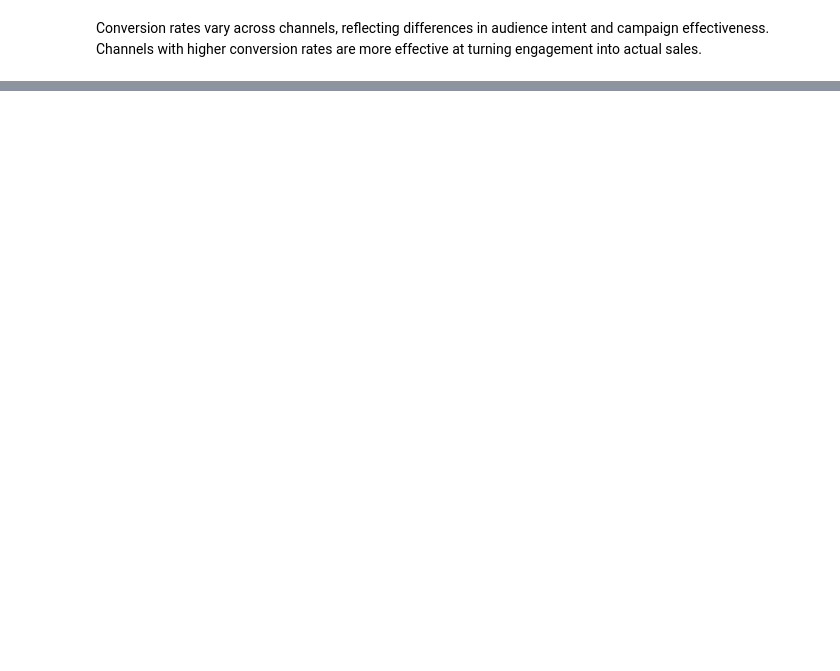
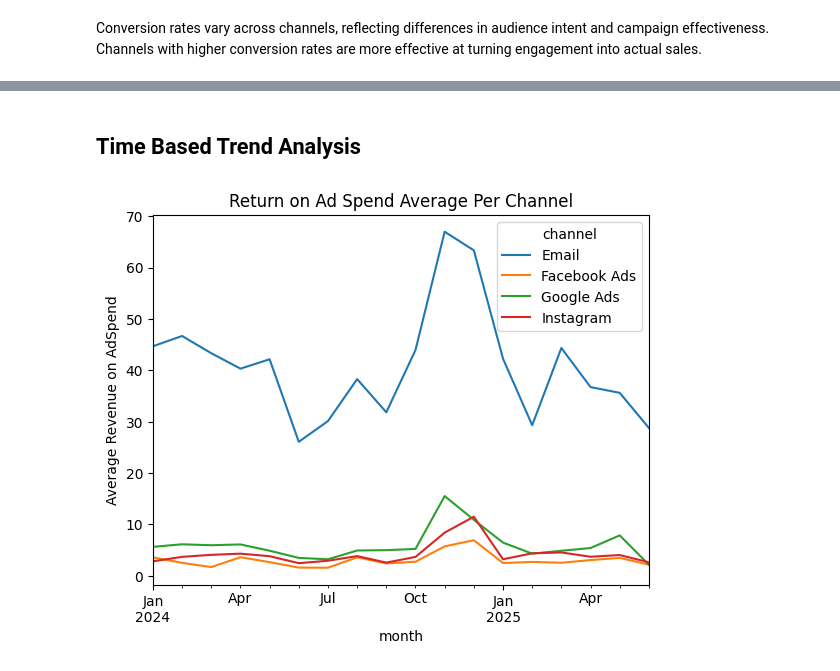
Before and after one commit to Emmanuelkiptim/Digital-Marketing-Performance-Analysis, a Jupyter notebook: Digital_Marketing_Performance_Analysis_Identifying_Profitable_Channels.ipynb, the cells around one changed output, grey strips where cells are left out. Drawn from its saved outputs; the diff is of its cells as text; code cells hidden in the pictures; blank space fills up the shorter version.

Commit message:
Completed the Exploratory Data Analysis

```diff
--- a/Digital_Marketing_Performance_Analysis_Identifying_Profitable_Channels.ipynb
+++ b/Digital_Marketing_Performance_Analysis_Identifying_Profitable_Channels.ipynb
@@ -296,0 +326,11 @@ Conversion rates vary across channels, reflecting differences in audience intent
+# %% [markdown]
+## Time Based Trend Analysis
+# %%
+df['month']=df['date'].dt.to_period('M')
+monthly_roas=df.groupby(['month','channel'])['Return on Ad Spend'].mean().unstack()
+monthly_roas.plot()
+plt.title('Return on Ad Spend Average Per Channel')
+plt.ylabel('Average Revenue on AdSpend')
+plt.show()
+# %% [output]
+[figure, added]
```
Also changed, not shown: parts of 12 cells of this notebook.
